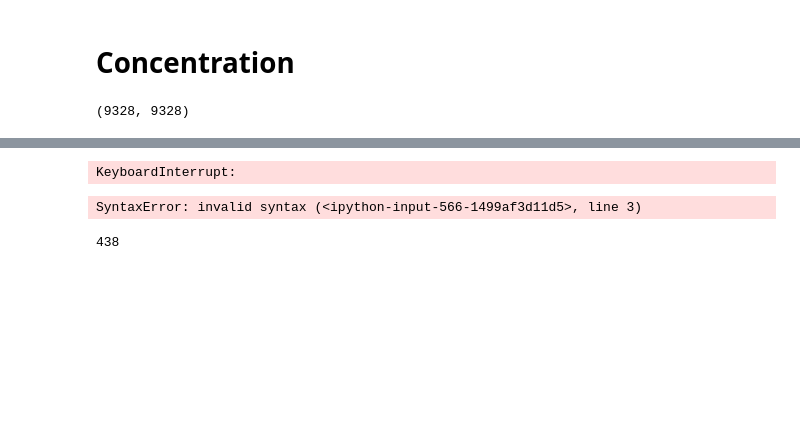
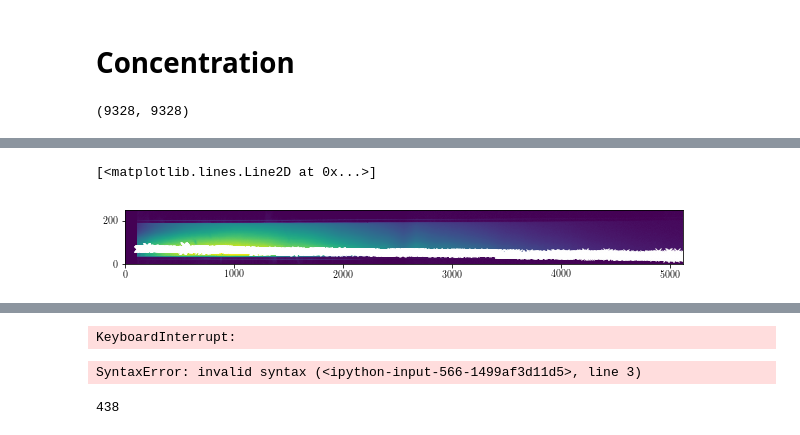
Before and after one commit to ajpetersen25/PLPlumes, a Jupyter notebook: Code/whole_plume_profiles.ipynb, the cells around one changed output, grey strips where cells are left out. Drawn from its saved outputs; the diff is of its cells as text; code cells hidden in the pictures; blank space fills up the shorter version.

```diff
--- a/Code/whole_plume_profiles.ipynb
+++ b/Code/whole_plume_profiles.ipynb
@@ -106,0 +209,7 @@ len(slices), W_mean.shape[0]*W_mean.shape[1]
+# %%
+f,ax = plt.subplots(figsize=(10,1))
+ax.pcolormesh(c)
+ax.plot(cc[0],cc[1],'wx')
+# %% [output]
+[<matplotlib.lines.Line2D at 0x...>]
+[figure, added]
```
Also changed, not shown: parts of 25 cells of this notebook.
